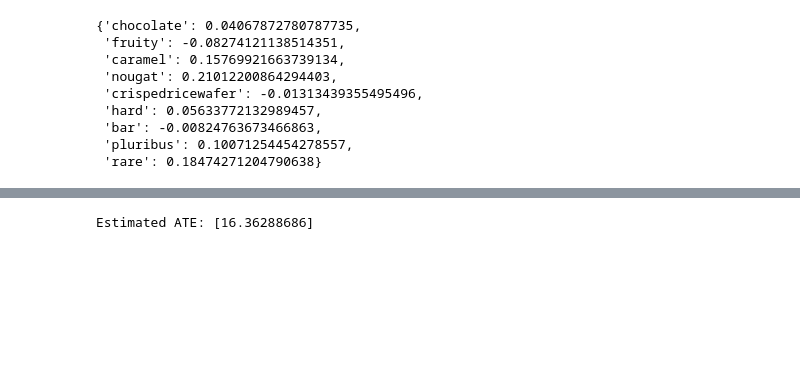
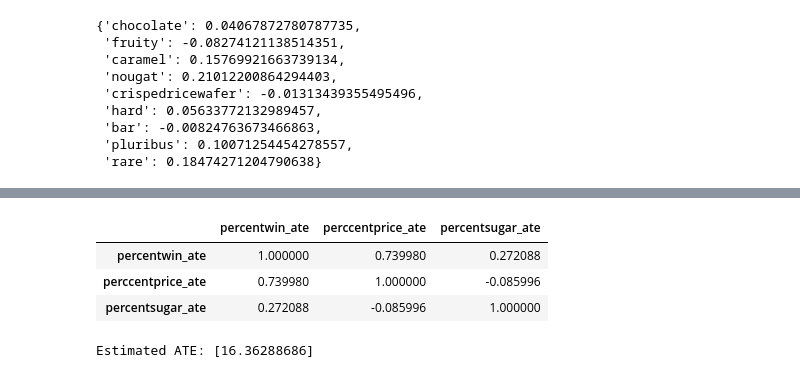
Before and after one commit to Eezzeldin/candy, a Jupyter notebook: candy.ipynb, the cells around one changed output, grey strips where cells are left out. Saved outputs shown, nothing was run; the diff lists cells and outputs as text; code cells hidden in the pictures; blank space fills up the shorter version.

```diff
--- a/candy.ipynb
+++ b/candy.ipynb
@@ -638,3 +727,10 @@ See the caveats in the documentation: https://pandas.pydata.org/pandas-docs/stab
+# %%
+control_variables_df.corr ()
+# %% [output]
+|  | percentwin_ate | perccentprice_ate | percentsugar_ate |
+| percentwin_ate | 1.000000 | 0.739980 | 0.272088 |
+| perccentprice_ate | 0.739980 | 1.000000 | -0.085996 |
+| percentsugar_ate | 0.272088 | -0.085996 | 1.000000 |
 # %%
 from causalml.inference.meta import BaseTRegressor
 from sklearn.ensemble import RandomForestRegressor
```
Also changed, not shown: parts of 9 cells of this notebook.
